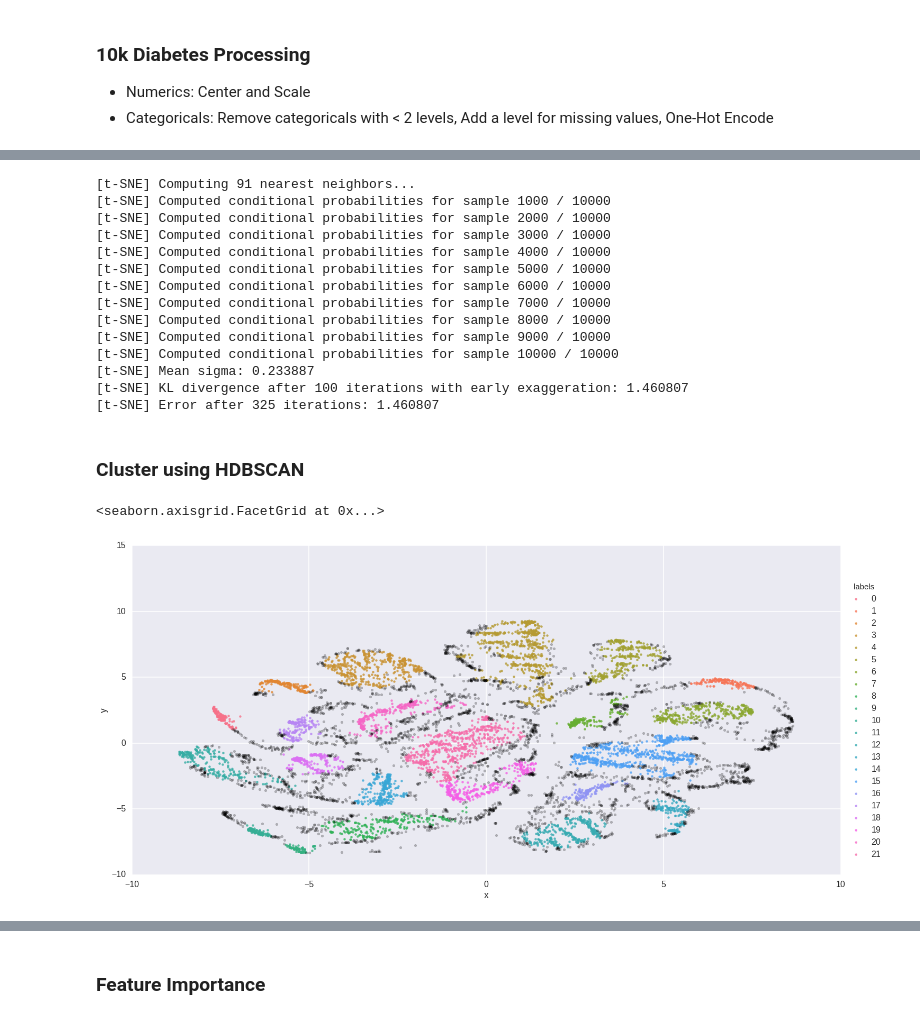
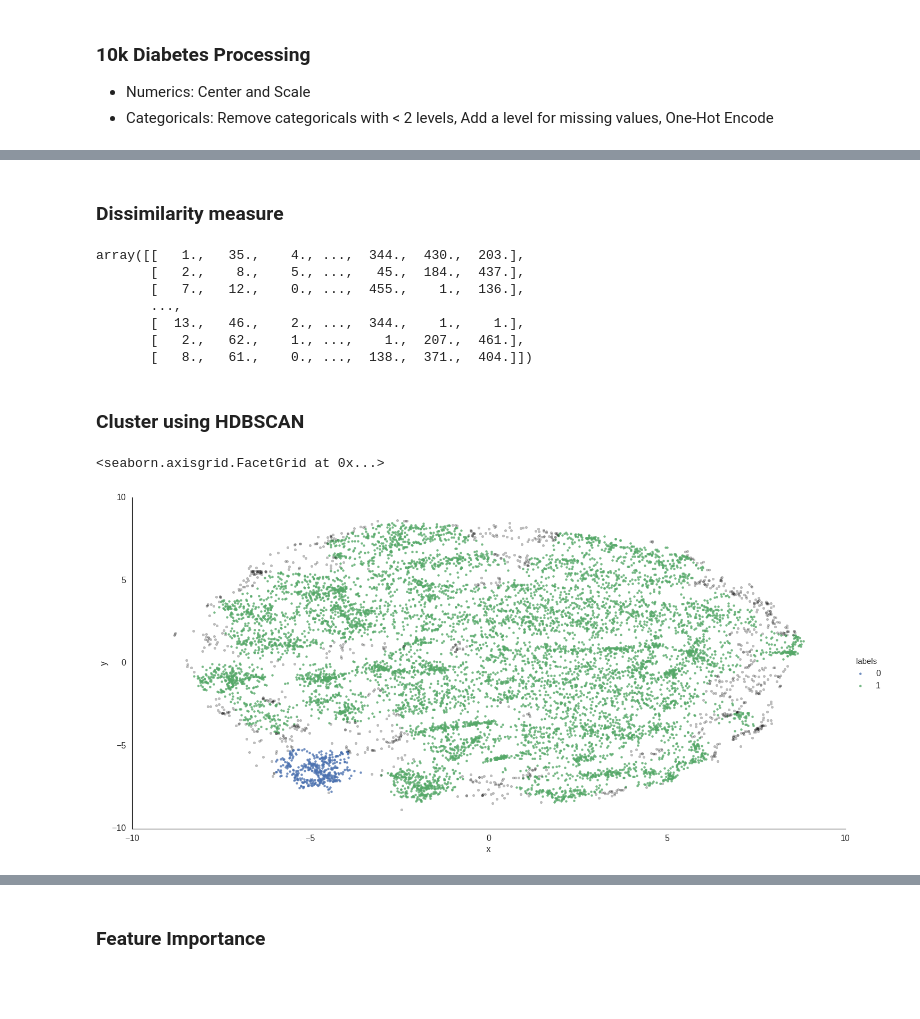
Before and after one commit to joshloyal/ClumPy, a Jupyter notebook: notebooks/10k Diabetes Clustering.ipynb, the cells around one changed output, grey strips where cells are left out. Drawn from its saved outputs; the diff is of its cells as text; code cells hidden in the pictures; blank space fills up the shorter version.

```diff
--- a/notebooks/10k Diabetes Clustering.ipynb
+++ b/notebooks/10k Diabetes Clustering.ipynb
@@ -35,36 +63,36 @@ See the caveats in the documentation: http://pandas.pydata.org/pandas-docs/stabl
+# %% [markdown]
+### Dissimilarity measure
 # %%
+from clumpy.preprocessing import process_data
 from sklearn.manifold import TSNE
 
-#scaled_pca = pca - np.mean(pca, axis=0)
-#scaled_pca /= np.max(scaled_pca, axis=0)
-tsne = TSNE(n_components=2, random_state=1234, verbose=True, init='random', metric='precomputed')
-embedding = tsne.fit_transform(dis)
-embedding -= np.mean(embedding, axis=0)
+X = process_data(data, categorical_columns=categorical_columns, impute='mean')
+#indices = np.arange(X.shape[1])
+#dist_func = clumpy.metrics.GowerDistance(
+#    numeric_indices=indices[:len(num_columns)], categorical_indices=indices[len(num_columns):], n_jobs=-1, gamma='heuristic')
+#dis = dist_func(X)
+
+#tsne = TSNE(n_components=2, random_state=1234, verbose=True, init='random', metric='precomputed')
+#embedding = tsne.fit_transform(dis)
+#embedding -= np.mean(embedding, axis=0)
 # %% [output]
-[t-SNE] Computing 91 nearest neighbors...
-[t-SNE] Computed conditional probabilities for sample 1000 / 10000
-[t-SNE] Computed conditional probabilities for sample 2000 / 10000
-[t-SNE] Computed conditional probabilities for sample 3000 / 10000
-[t-SNE] Computed conditional probabilities for sample 4000 / 10000
-[t-SNE] Computed conditional probabilities for sample 5000 / 10000
-[t-SNE] Computed conditional probabilities for sample 6000 / 10000
-[t-SNE] Computed conditional probabilities for sample 7000 / 10000
-[t-SNE] Computed conditional probabilities for sample 8000 / 10000
-[t-SNE] Computed conditional probabilities for sample 9000 / 10000
-[t-SNE] Computed conditional probabilities for sample 10000 / 10000
-[t-SNE] Mean sigma: 0.233887
-[t-SNE] KL divergence after 100 iterations with early exaggeration: 1.460807
-[t-SNE] Error after 325 iterations: 1.460807
+array([[   1.,   35.,    4., ...,  344.,  430.,  203.],
+       [   2.,    8.,    5., ...,   45.,  184.,  437.],
+       [   7.,   12.,    0., ...,  455.,    1.,  136.],
+       ...,
+       [  13.,   46.,    2., ...,  344.,    1.,    1.],
+       [   2.,   62.,    1., ...,    1.,  207.,  461.],
+       [   8.,   61.,    0., ...,  138.,  371.,  404.]])
 # %% [markdown]
 ### Cluster using HDBSCAN
 # %%
 import hdbscan
 
-clusterer = hdbscan.HDBSCAN(min_cluster_size=int(diabetes.as_raw().shape[0] * .01)).fit(embedding)
+clusterer = hdbscan.HDBSCAN(min_cluster_size=int(embedding.shape[0] * .01)).fit(embedding)
 clumpy.plots.plot_clusters(embedding, clusterer.labels_)
 # %% [output]
 <seaborn.axisgrid.FacetGrid at 0x...>
-[figure, old version]
+[figure, new version]
 # %%
 from clumpy.base import convert_to_kmeans
 
```
Also changed, not shown: parts of 20 cells of this notebook, 6 other files.
